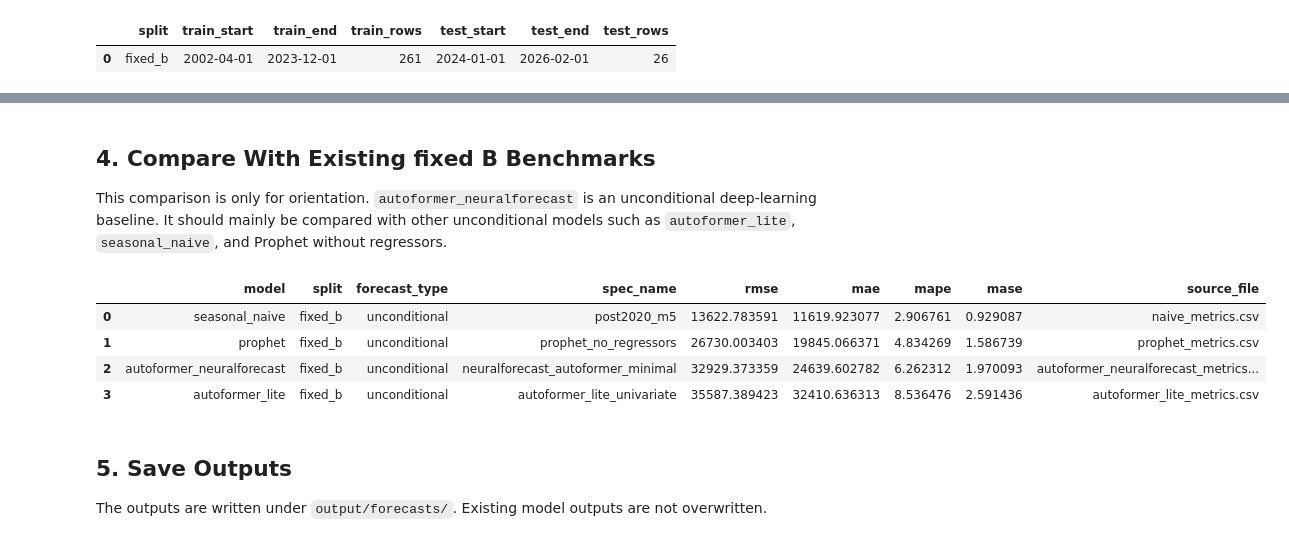
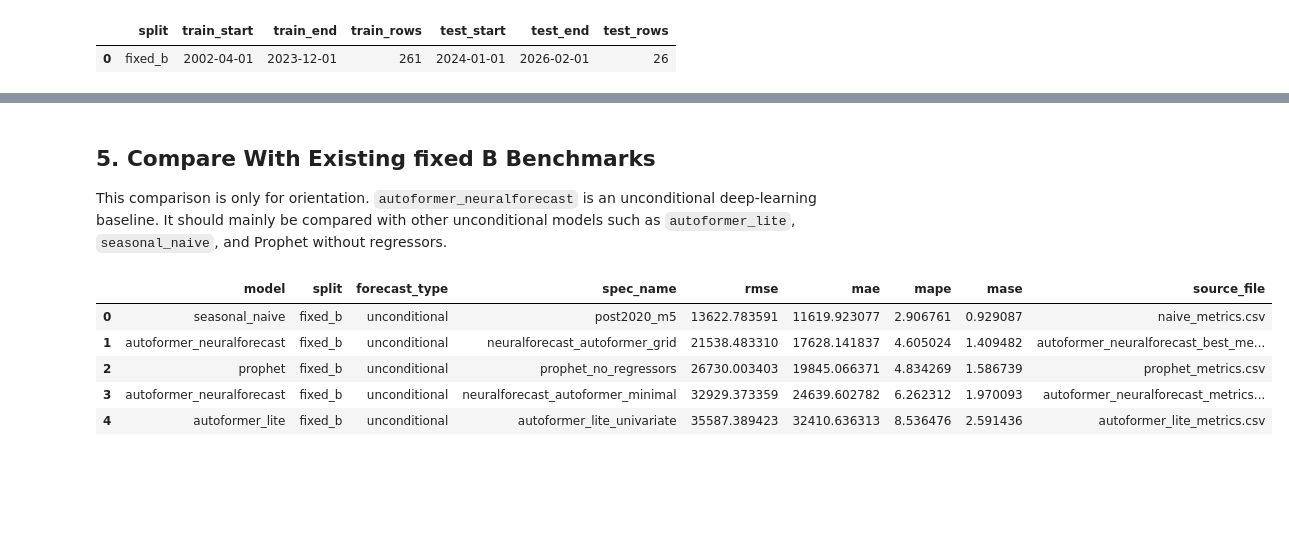
Before and after one commit to Fuga420/Transport_amount_project, a Jupyter notebook: notebooks/forecasting/09_autoformer_neuralforecast.ipynb, the cells around one changed output, grey strips where cells are left out. Drawn from its saved outputs; the diff is of its cells as text; code cells hidden in the pictures; blank space fills up the shorter version.

Commit message:
Add Autoformer NeuralForecast grid search

```diff
--- a/notebooks/forecasting/09_autoformer_neuralforecast.ipynb
+++ b/notebooks/forecasting/09_autoformer_neuralforecast.ipynb
@@ -153,0 +158,20 @@ C:\Users\fugat\Desktop\python_project\Transport_amount_project\.venv\Lib\site-pa
+# %%
+grid_configs = [
+    {
+        "input_size": input_size,
+        "hidden_size": hidden_size,
+        "max_steps": max_steps,
+        "n_head": 2,
+        "encoder_layers": 1,
+        "decoder_layers": 1,
+        "conv_hidden_size": hidden_size,
+        "moving_avg_window": 13,
+        "random_seed": 42,
+    }
+    for input_size in [12, 24, 36]
+    for hidden_size in [16, 32]
+    for max_steps in [100, 200]
+]
+
+print("configs:", len(grid_configs))
+display(pd.DataFrame(grid_configs))
@@ -153,0 +193,15 @@ C:\Users\fugat\Desktop\python_project\Transport_amount_project\.venv\Lib\site-pa
+# %%
+grid_df, best_forecast_df, best_metrics_df, best_bundle = run_autoformer_neuralforecast_grid_search(
+    train=train,
+    test=test,
+    configs=grid_configs,
+    target_col="y",
+    split="fixed_b",
+)
+
+grid_df = grid_df.sort_values(["status", "rmse", "config_id"], na_position="last").reset_index(drop=True)
+display(grid_df)
+
+success_count = int((grid_df["status"] == "success").sum())
+failed_count = int((grid_df["status"] == "failed").sum())
+print("success:", success_count, "failed:", failed_count)
@@ -154,41 +306,39 @@ C:\Users\fugat\Desktop\python_project\Transport_amount_project\.venv\Lib\site-pa
 # %% [markdown]
-## 4. Compare With Existing fixed B Benchmarks
+## 5. Compare With Existing fixed B Benchmarks
 
 This comparison is only for orientation. `autoformer_neuralforecast` is an unconditional deep-learning baseline. It should mainly be compared with other unconditional models such as `autoformer_lite`, `seasonal_naive`, and Prophet without regressors.
 # %%
 comparison_rows = []
 source_files = [
     "autoformer_lite_metrics.csv",
+    "autoformer_neuralforecast_metrics.csv",
     "naive_metrics.csv",
     "prophet_metrics.csv",
 ]
 
 for filename in source_files:
     path = METRICS_DIR / filename
     if not path.exists():
         print(f"skip: {filename} not found")
         continue
     frame = pd.read_csv(path)
     frame = frame[frame["split"] == "fixed_b"].copy()
     if filename == "naive_metrics.csv":
         frame = frame[frame["model"].isin(["seasonal_naive"])]
     if filename == "prophet_metrics.csv":
         frame = frame[frame["model"] == "prophet"]
     frame["source_file"] = filename
     comparison_rows.append(frame)
 
-comparison_rows.append(metrics_df.assign(source_file="autoformer_neuralforecast_metrics.csv"))
+comparison_rows.append(best_metrics_df.assign(source_file="autoformer_neuralforecast_best_metrics.csv"))
 comparison = pd.concat(comparison_rows, ignore_index=True, sort=False)
 comparison = comparison[["model", "split", "forecast_type", "spec_name", "rmse", "mae", "mape", "mase", "source_file"]]
 comparison = comparison.sort_values("rmse").reset_index(drop=True)
 display(comparison)
 # %% [output]
 |  | model | split | forecast_type | spec_name | rmse | mae | mape | mase | source_file |
 | 0 | seasonal_naive | fixed_b | unconditional | post2020_m5 | 13622.783591 | 11619.923077 | 2.906761 | 0.929087 | naive_metrics.csv |
-| 1 | prophet | fixed_b | unconditional | prophet_no_regressors | 26730.003403 | 19845.066371 | 4.834269 | 1.586739 | prophet_metrics.csv |
-| 2 | autoformer_neuralforecast | fixed_b | unconditional | neuralforecast_autoformer_minimal | 32929.373359 | 24639.602782 | 6.262312 | 1.970093 | autoformer_neuralforecast_metrics... |
-| 3 | autoformer_lite | fixed_b | unconditional | autoformer_lite_univariate | 35587.389423 | 32410.636313 | 8.536476 | 2.591436 | autoformer_lite_metrics.csv |
+| 1 | autoformer_neuralforecast | fixed_b | unconditional | neuralforecast_autoformer_grid | 21538.483310 | 17628.141837 | 4.605024 | 1.409482 | autoformer_neuralforecast_best_me... |
+| 2 | prophet | fixed_b | unconditional | prophet_no_regressors | 26730.003403 | 19845.066371 | 4.834269 | 1.586739 | prophet_metrics.csv |
+| 3 | autoformer_neuralforecast | fixed_b | unconditional | neuralforecast_autoformer_minimal | 32929.373359 | 24639.602782 | 6.262312 | 1.970093 | autoformer_neuralforecast_metrics... |
+| 4 | autoformer_lite | fixed_b | unconditional | autoformer_lite_univariate | 35587.389423 | 32410.636313 | 8.536476 | 2.591436 | autoformer_lite_metrics.csv |
-# %% [markdown]
-## 5. Save Outputs
-
-The outputs are written under `output/forecasts/`. Existing model outputs are not overwritten.
```
Also changed, not shown: parts of 13 cells of this notebook, 6 other files.
